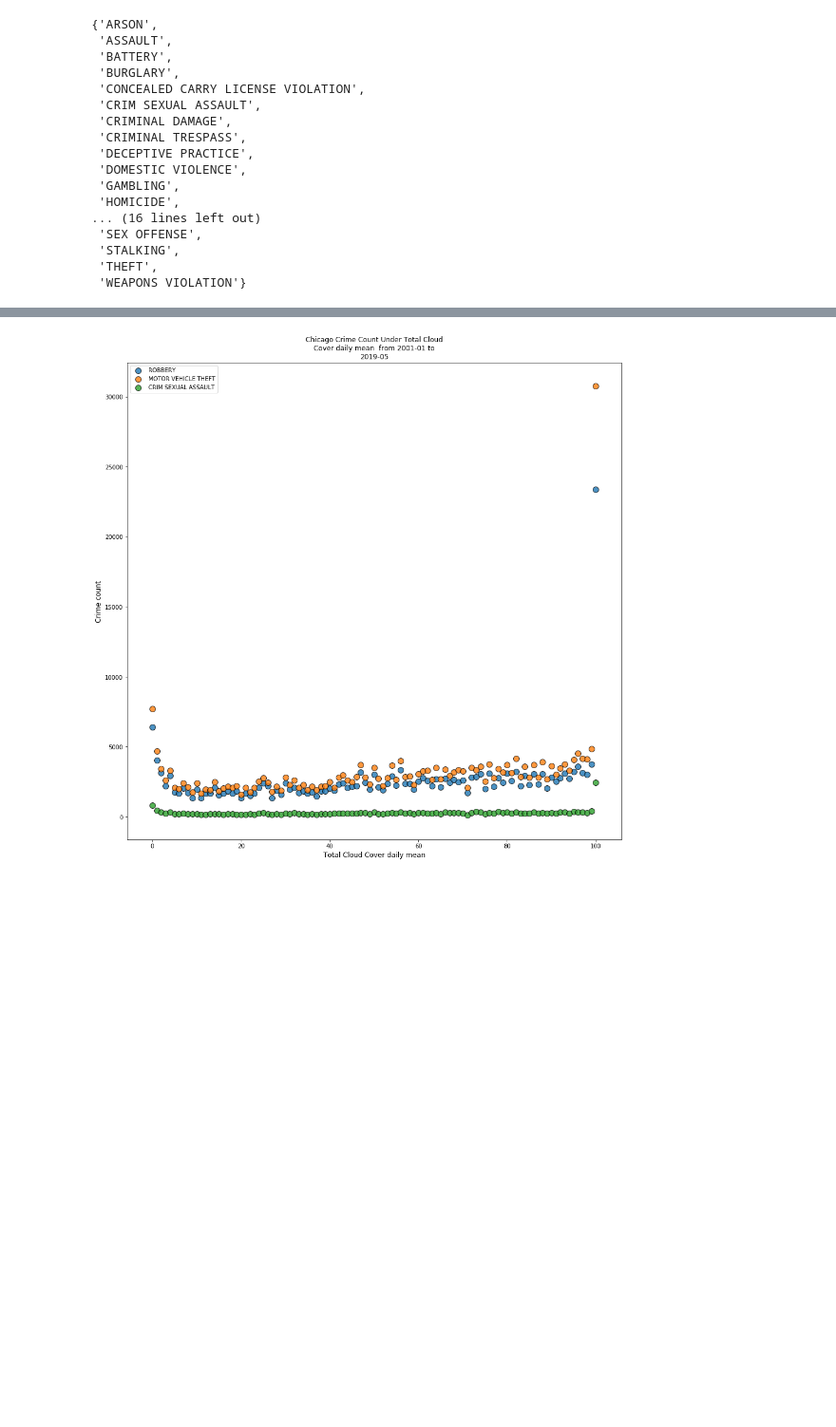
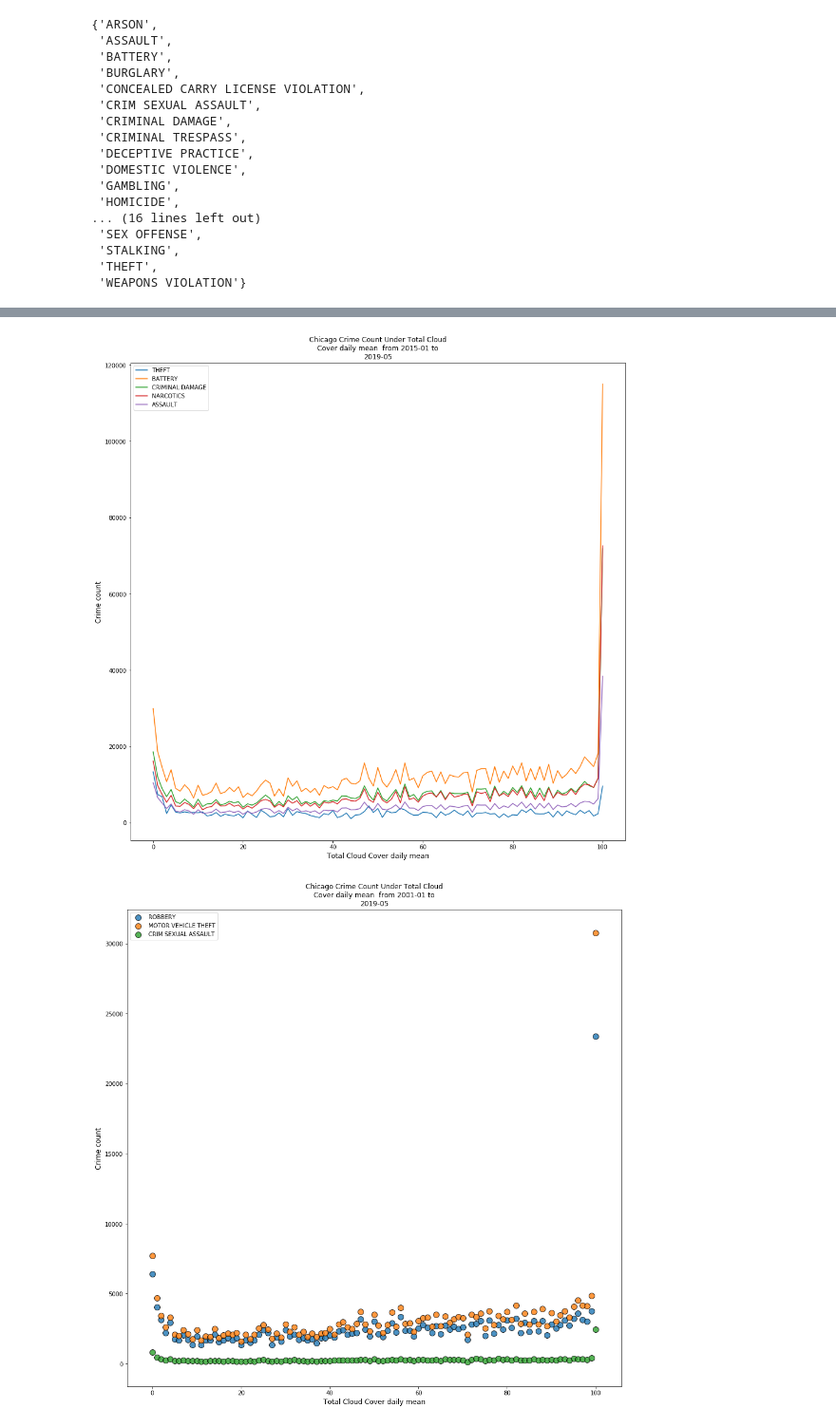
Before and after one commit to divyatv/ChicagoCrimeDataAnalysis_project1, a Jupyter notebook: crimes_weather.ipynb, the cells around one changed output, grey strips where cells are left out. Shown at 95% size. Drawn from its saved outputs; the diff is of its cells as text; code cells hidden in the pictures; blank space fills up the shorter version.

```diff
--- a/crimes_weather.ipynb
+++ b/crimes_weather.ipynb
@@ -304,3 +363,9 @@ line case
+# %%
+plot_crime_weather(plot_type = 'line',
+                  offense_types = [ 'THEFT', 'BATTERY', 'CRIMINAL DAMAGE', 'NARCOTICS', 'ASSAULT'],
+                  start_year = 2015)
+# %% [output]
+[figure, added]
 # %%
  plot_crime_weather(offense_types = [ 'ROBBERY', 'MOTOR VEHICLE THEFT', 'CRIM SEXUAL ASSAULT' ] )
 # %% [output]
```
Also changed, not shown: parts of 11 cells of this notebook.
